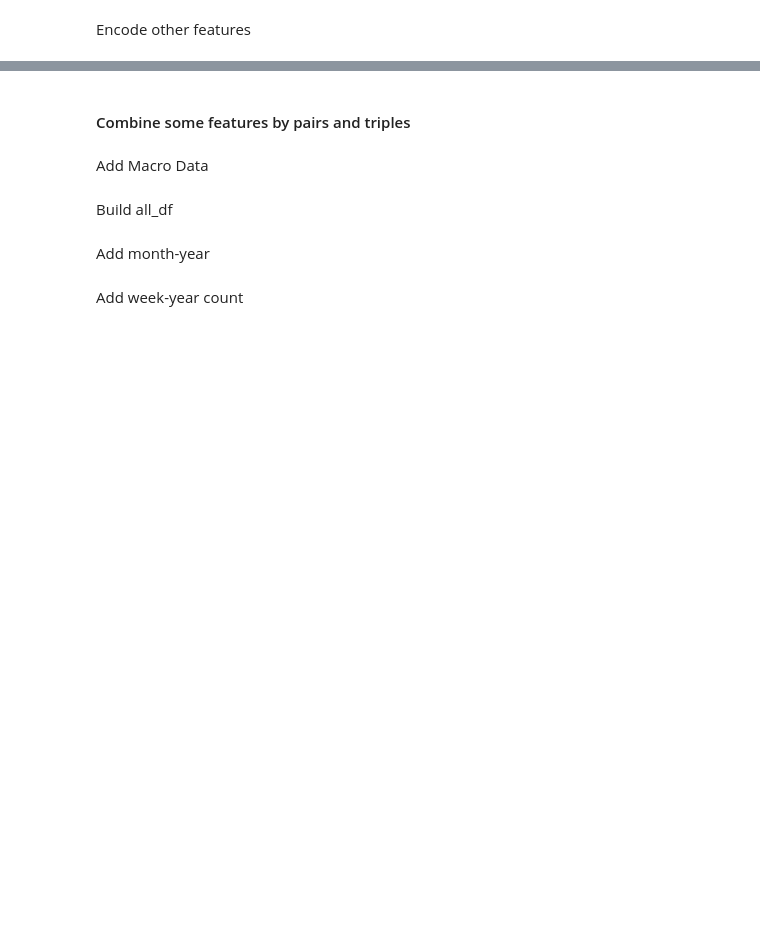
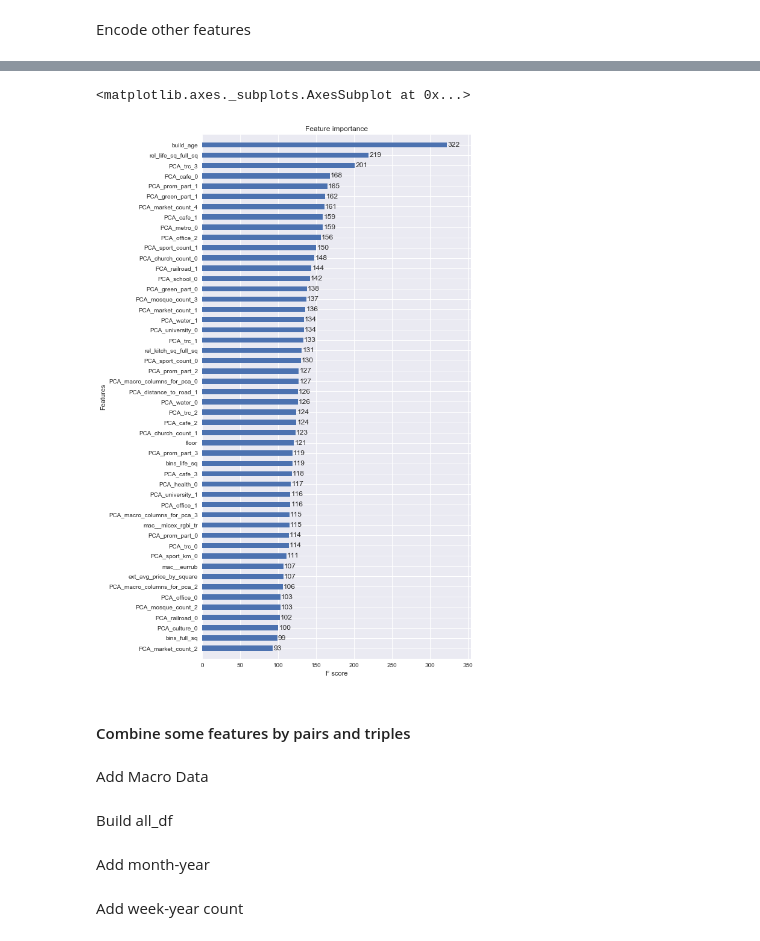
Before and after one commit to kirilldolmatov/SRHM, a Jupyter notebook: SRHM.ipynb, the cells around one changed output, grey strips where cells are left out. Saved outputs shown, nothing was run; the diff lists cells and outputs as text; code cells hidden in the pictures; blank space fills up the shorter version.

```diff
--- a/SRHM.ipynb
+++ b/SRHM.ipynb
@@ -701,0 +705,3 @@ for col in columns_for_labeling:
+# %%
+all_df['price_log'] = np.log1p(all_df.price_doc)
+# TODO: change price_per_square if you want to predict it
@@ -701,0 +710,7 @@ for col in columns_for_labeling:
+# %%
+residual_columns = ['timestamp', 'source', 'price_per_sq', 'price_doc']
+train_df = all_df[all_df.source == 'train']
+test_df = all_df[all_df.source == 'test']
+
+train_df.drop(residual_columns, axis=1, inplace=True)
+test_df.drop(residual_columns, axis=1, inplace=True)
@@ -701,0 +737,25 @@ for col in columns_for_labeling:
+# %%
+xgb_params = {
+    'eta': 0.05,
+    'max_depth': 12,
+    'subsample': 1,
+    'colsample_bytree': 0.7,
+    'objective': 'reg:linear',
+    'eval_metric': 'rmse',
+    'silent': 1,
+    'min_child_weight': 200}
+
+def cv_xgb(train_X, train_Y, test_X, test_Y):
+    train = xgb.DMatrix(train_X, train_Y, feature_names=train_X.columns)
+    test = xgb.DMatrix(test_X, test_Y, feature_names=test_X.columns)
+
+    # Uncomment to tune XGB `num_boost_rounds`
+    partial_model = xgb.train(xgb_params,
+                              train,
+                              num_boost_round=1000,
+                              evals=[(test, 'test')],
+                              early_stopping_rounds=50,
+                              verbose_eval=20)
+
+    num_boost_round = partial_model.best_iteration
+    return(num_boost_round, partial_model.best_score)
@@ -701,0 +794,13 @@ for col in columns_for_labeling:
+# %%
+num_boost_round = 221
+train_X = train_df.drop('price_log', axis=1)
+train_Y = train_df.price_log
+train = xgb.DMatrix(train_X, train_Y, feature_names=train_X.columns)
+model = xgb.train(dict(xgb_params, silent=0), train, num_boost_round=num_boost_round)
+# %%
+## important features
+fig, ax = plt.subplots(1, 1, figsize=(8, 16))
+xgb.plot_importance(model, max_num_features=50, height=0.5, ax=ax)
+# %% [output]
+<matplotlib.axes._subplots.AxesSubplot at 0x...>
+[figure, added]
```
Also changed, not shown: parts of 14 cells of this notebook.
